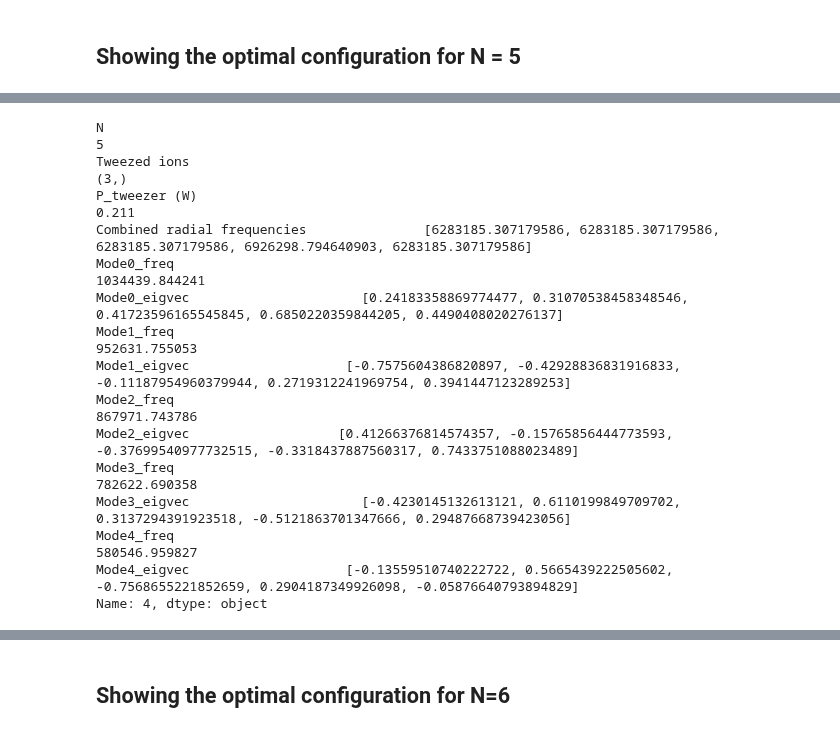
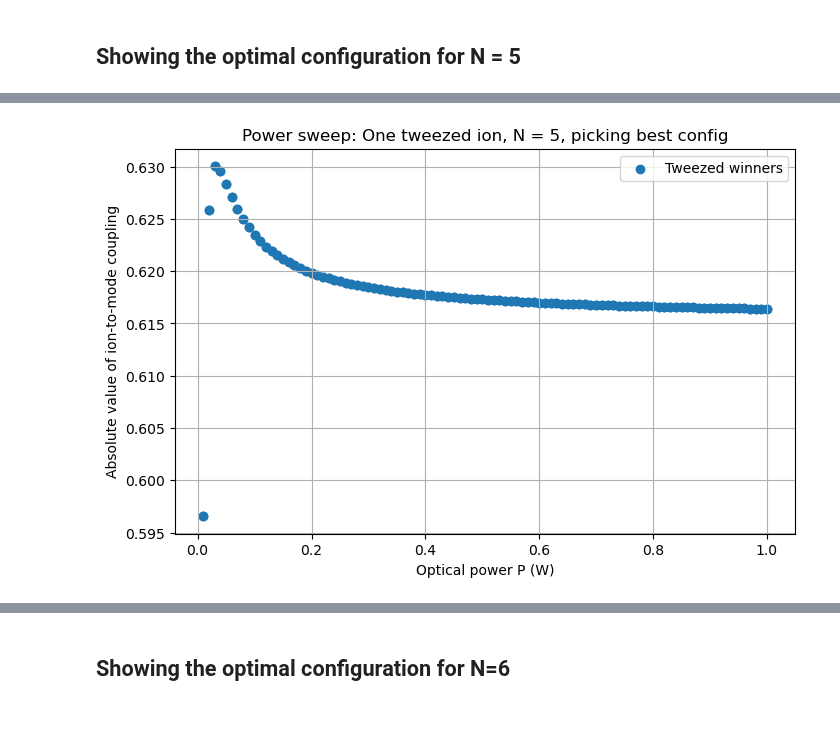
Before and after one commit to SQRLab/BladeRunner, a Jupyter notebook: Tweezers/SBC_Speedup.ipynb, the cells around one changed output, grey strips where cells are left out. Cells and saved outputs as stored; diff of their text form; code cells hidden in the pictures.

```diff
--- a/Tweezers/SBC_Speedup.ipynb
+++ b/Tweezers/SBC_Speedup.ipynb
@@ -681,18 +658,47 @@ Name: 2, dtype: object
-# %%
-N5.iloc[4]
-# %% [output]
-N                                                                                                                                       5
-Tweezed ions                                                                                                                         (3,)
-P_tweezer (W)                                                                                                                       0.211
-Combined radial frequencies               [6283185.307179586, 6283185.307179586, 6283185.307179586, 6926298.794640903, 6283185.307179586]
-Mode0_freq                                                                                                                 1034439.844241
-Mode0_eigvec                      [0.24183358869774477, 0.31070538458348546, 0.41723596165545845, 0.6850220359844205, 0.4490408020276137]
-Mode1_freq                                                                                                                  952631.755053
-Mode1_eigvec                    [-0.7575604386820897, -0.42928836831916833, -0.11187954960379944, 0.2719312241969754, 0.3941447123289253]
-Mode2_freq                                                                                                                  867971.743786
-Mode2_eigvec                   [0.41266376814574357, -0.15765856444773593, -0.37699540977732515, -0.3318437887560317, 0.7433751088023489]
-Mode3_freq                                                                                                                  782622.690358
-Mode3_eigvec                      [-0.4230145132613121, 0.6110199849709702, 0.3137294391923518, -0.5121863701347666, 0.29487668739423056]
-Mode4_freq                                                                                                                  580546.959827
-Mode4_eigvec                    [-0.13559510740222722, 0.5665439222505602, -0.7568655221852659, 0.2904187349926098, -0.05876640793894829]
-Name: 4, dtype: object
+# %%
+P_opt = np.linspace(10e-3,1,100)
+w0 = 1e-6
+f_rf_r = 1e6
+f_rf_a = f_rf_r/3
+
+results_power_sweep_5 = []
+for Ni in range(5, 6):
+    for P_opt in P_opt:
+        winners = run_optimal_mode_selection_tweezed_only(
+            omega_tweezer,
+            linewidths,
+            omega_res,
+            m,
+            mode_calc_r,
+            Ni,
+            f_rf_r,
+            f_rf_a,
+            P_opt,
+            w0,
+            max_tweezed=1,
+        )
+        results_power_sweep_5.append((Ni, winners))
+
+x_tweezed = []
+y_tweezed = []
+
+for P, winners in results_power_sweep_5:
+    if not winners:
+        continue
+    for (tweezed_ion, mapping, val, P_opt), (best_ion, best_mode) in winners:
+        x_tweezed.append(P_opt)  # or append P, depending on which you prefer
+        y_tweezed.append(abs(val))
+
+x_tweezed = np.array(x_tweezed)
+y_tweezed = np.array(y_tweezed)
+
+plt.figure(figsize=(8,5))
+plt.scatter(x_tweezed, y_tweezed, marker='o', label='Tweezed winners')
+plt.xlabel("Optical power P (W)")
+plt.ylabel("Absolute value of ion-to-mode coupling")
+plt.title("Power sweep: One tweezed ion, N = 5, picking best config")
+plt.grid(True)
+plt.legend()
+plt.show()
+# %% [output]
+[figure, added]
```
Also changed, not shown: parts of 36 cells of this notebook.
